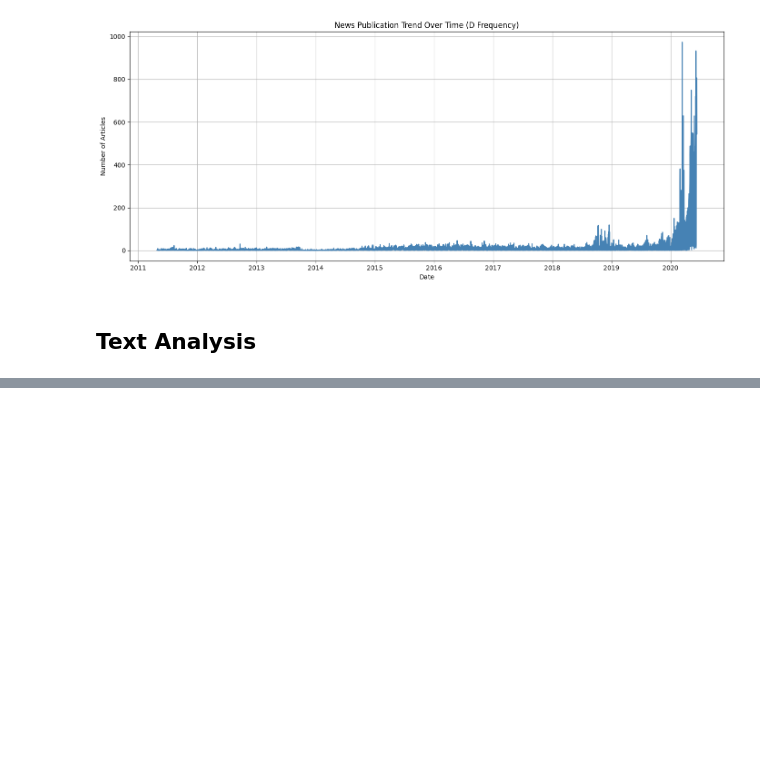
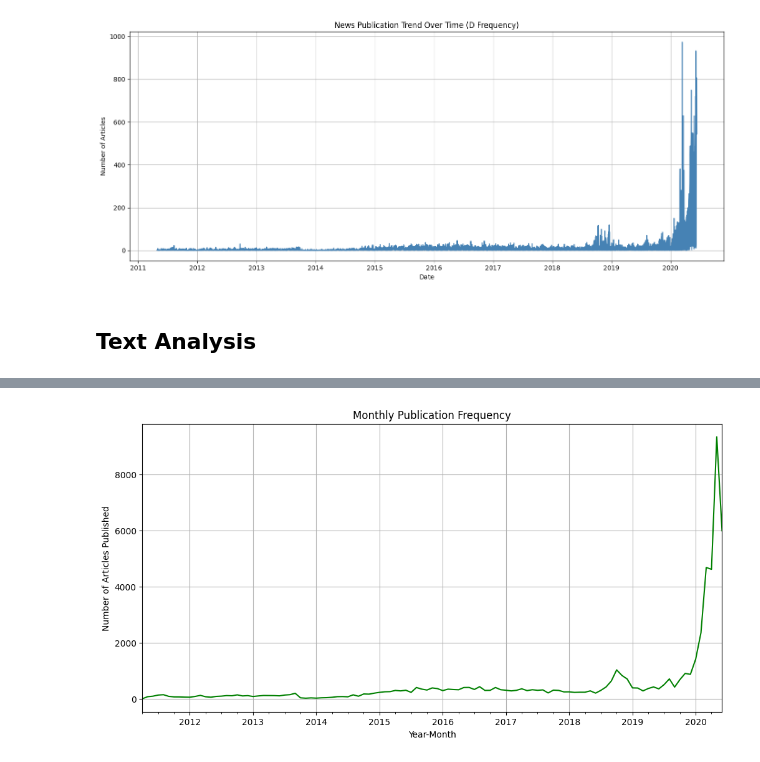
Before and after one commit to mubarek4566/Financial-News-and-Stock-Price-Analysis, a Jupyter notebook: notebooks/main.ipynb, the cells around one changed output, grey strips where cells are left out. Drawn from its saved outputs; the diff is of its cells as text; code cells hidden in the pictures; blank space fills up the shorter version.

```diff
--- a/notebooks/main.ipynb
+++ b/notebooks/main.ipynb
@@ -167,0 +183,15 @@ Passing `palette` without assigning `hue` is deprecated and will be removed in v
+# %%
+# Group data by year and month, and count articles
+df['year_month'] = df['date'].dt.to_period('M')  # Format: YYYY-MM
+monthly_trend = df.groupby('year_month').size()
+
+# Plot monthly publication trends
+plt.figure(figsize=(12, 6))
+monthly_trend.plot(kind='line', color='green')
+plt.title('Monthly Publication Frequency')
+plt.xlabel('Year-Month')
+plt.ylabel('Number of Articles Published')
+plt.grid(True)
+plt.show()
+# %% [output]
+[figure, added]
```
Also changed, not shown: parts of 11 cells of this notebook, 1 other file.
